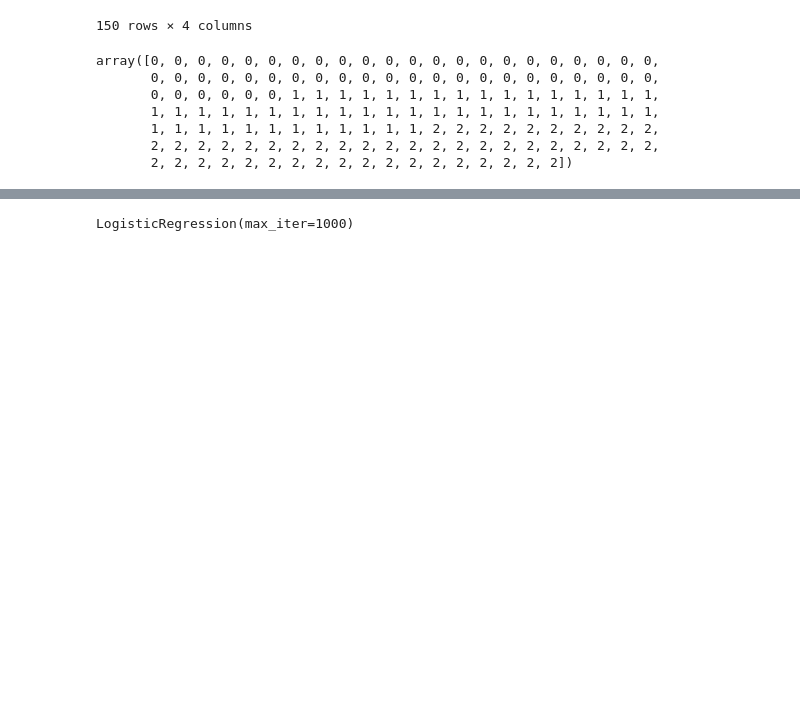
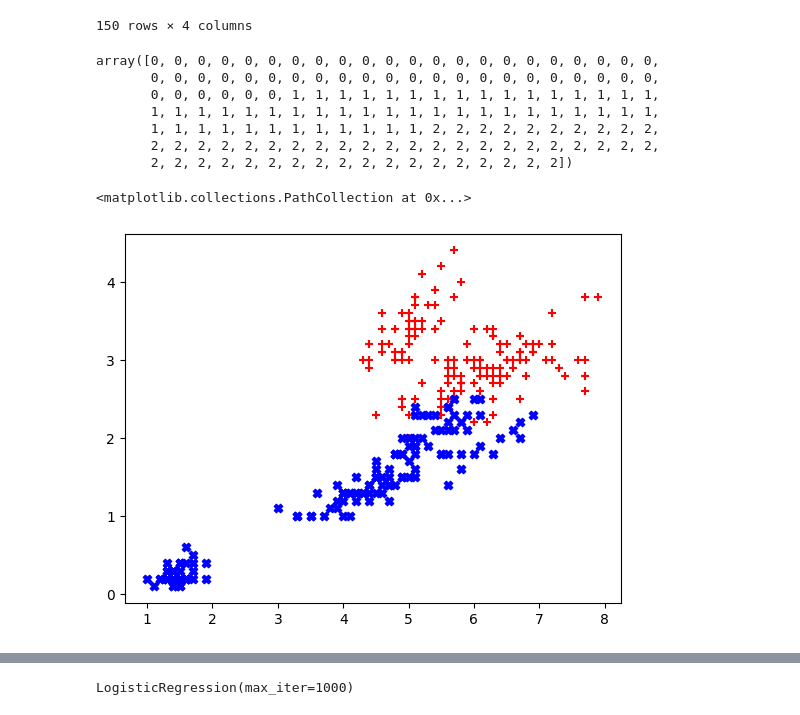
Before and after one commit to happyvignesh/ML_Exercises, a Jupyter notebook: JNB/6_LR_multi_class.ipynb, the cells around one changed output, grey strips where cells are left out. Drawn from its saved outputs; the diff is of its cells as text; code cells hidden in the pictures; blank space fills up the shorter version.

```diff
--- a/JNB/6_LR_multi_class.ipynb
+++ b/JNB/6_LR_multi_class.ipynb
@@ -63,3 +63,9 @@ array([0, 0, 0, 0, 0, 0, 0, 0, 0, 0, 0, 0, 0, 0, 0, 0, 0, 0, 0, 0, 0, 0,
        1, 1, 1, 1, 1, 1, 1, 1, 1, 1, 1, 1, 2, 2, 2, 2, 2, 2, 2, 2, 2, 2,
        2, 2, 2, 2, 2, 2, 2, 2, 2, 2, 2, 2, 2, 2, 2, 2, 2, 2, 2, 2, 2, 2,
        2, 2, 2, 2, 2, 2, 2, 2, 2, 2, 2, 2, 2, 2, 2, 2, 2, 2])
+# %%
+plt.scatter(iris_df.sepal_length,iris_df.sepal_width,marker='+',color='red')
+plt.scatter(iris_df.petal_length,iris_df.petal_width,marker='X',color='blue')
+# %% [output]
+<matplotlib.collections.PathCollection at 0x...>
+[figure, added]
```
Also changed, not shown: parts of 9 cells of this notebook, 3 other files.
